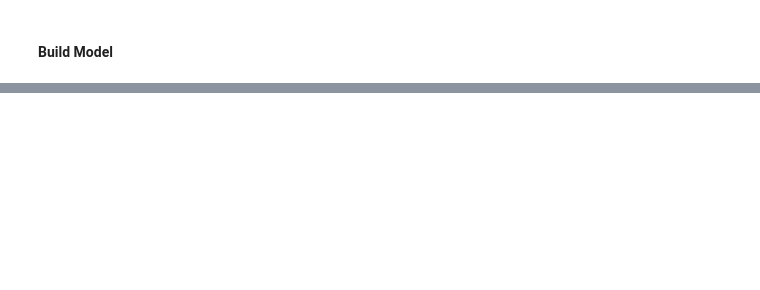
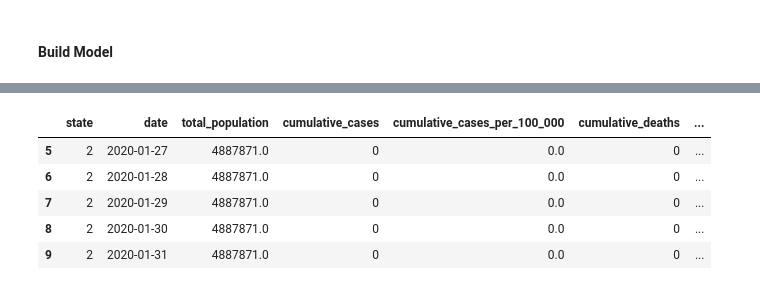
Before and after one commit to Eric-MK/ML_class_lessons, a Jupyter notebook: task3.ipynb, the cells around one changed output, grey strips where cells are left out. Saved outputs shown, nothing was run; the diff lists cells and outputs as text; code cells hidden in the pictures; blank space fills up the shorter version.

```diff
--- a/task3.ipynb
+++ b/task3.ipynb
@@ -305,0 +276,7 @@ predicted_states = model.predict(test_data)
+# %%
+# Add the states to the DataFrame
+df_cleaned['state'] = states
+
+# Analyze the average or distribution of `new_deaths_per_100_000` per state
+state_analysis = df_cleaned.groupby('state')['new_deaths_per_100_000'].describe()
+print(state_analysis)
@@ -305,0 +295,9 @@ predicted_states = model.predict(test_data)
+# %%
+df_cleaned.head()
+# %% [output]
+|  | state | date | total_population | cumulative_cases | cumulative_cases_per_100_000 | cumulative_deaths | ... |
+| 5 | 2 | 2020-01-27 | 4887871.0 | 0 | 0.0 | 0 | ... |
+| 6 | 2 | 2020-01-28 | 4887871.0 | 0 | 0.0 | 0 | ... |
+| 7 | 2 | 2020-01-29 | 4887871.0 | 0 | 0.0 | 0 | ... |
+| 8 | 2 | 2020-01-30 | 4887871.0 | 0 | 0.0 | 0 | ... |
+| 9 | 2 | 2020-01-31 | 4887871.0 | 0 | 0.0 | 0 | ... |
```
Also changed, not shown: parts of 9 cells of this notebook.
